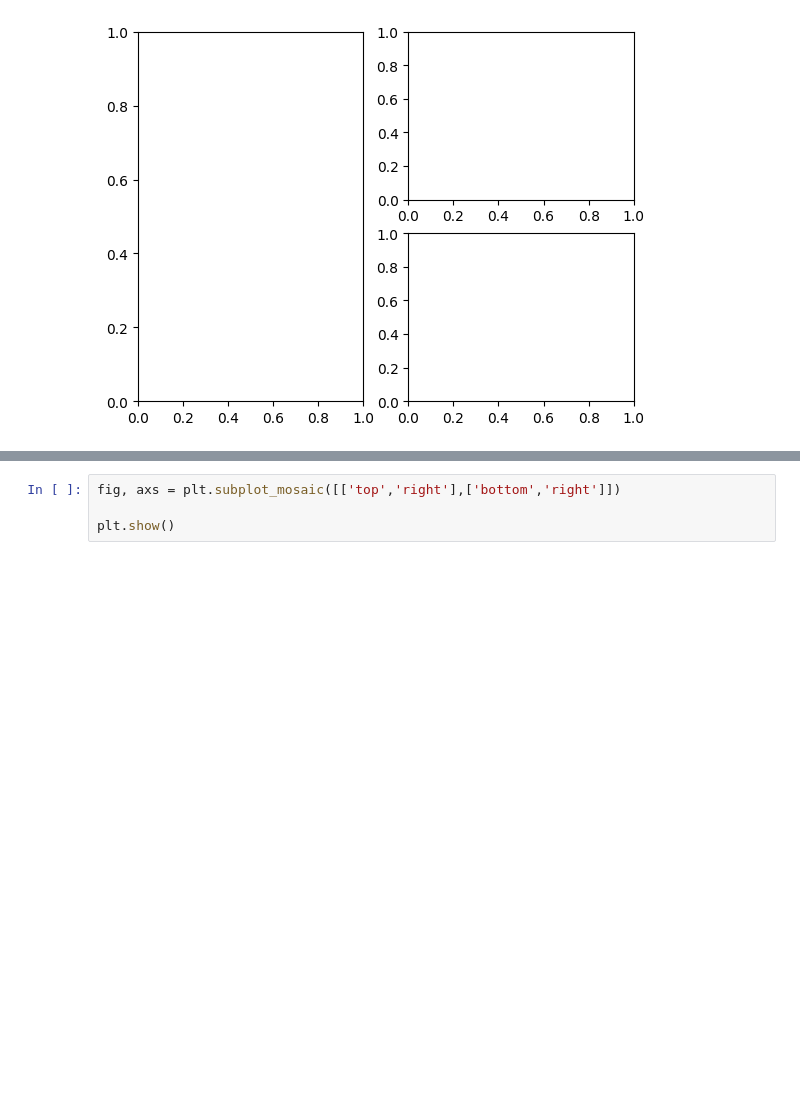
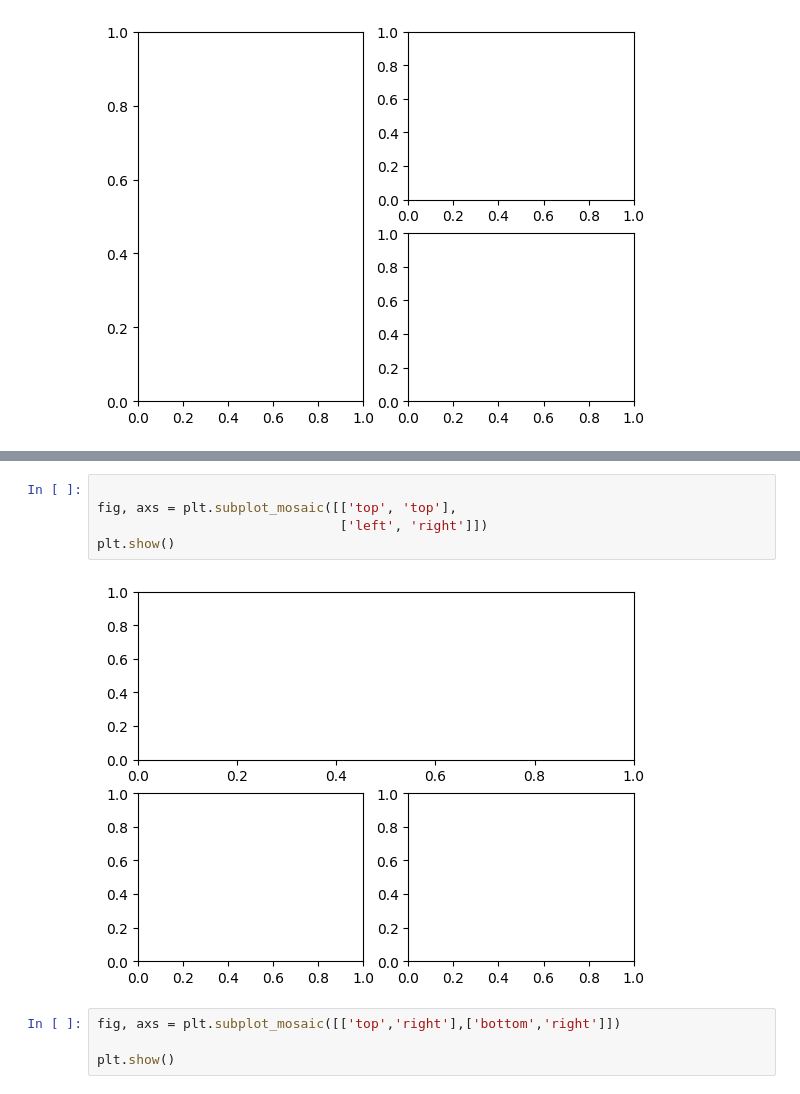
Before and after one commit to haezeong/fintech_service, a Jupyter notebook: 06_machine_learning/03_matplotlib으로 그래프 그리기.ipynb, the cells around one changed output, grey strips where cells are left out. Drawn from its saved outputs; the diff is of its cells as text; blank space fills up the shorter version.

```diff
--- a/06_machine_learning/03_matplotlib으로 그래프 그리기.ipynb
+++ b/06_machine_learning/03_matplotlib으로 그래프 그리기.ipynb
@@ -71,3 +79,10 @@ plt.show()
+# %%
+
+fig, axs = plt.subplot_mosaic([['top', 'top'],
+                               ['left', 'right']])
+plt.show()
+# %% [output]
+[figure, added]
 # %%
 fig, axs = plt.subplot_mosaic([['top','right'],['bottom','right']])
 
```
Also changed, not shown: parts of 16 cells of this notebook, 1 other file.
